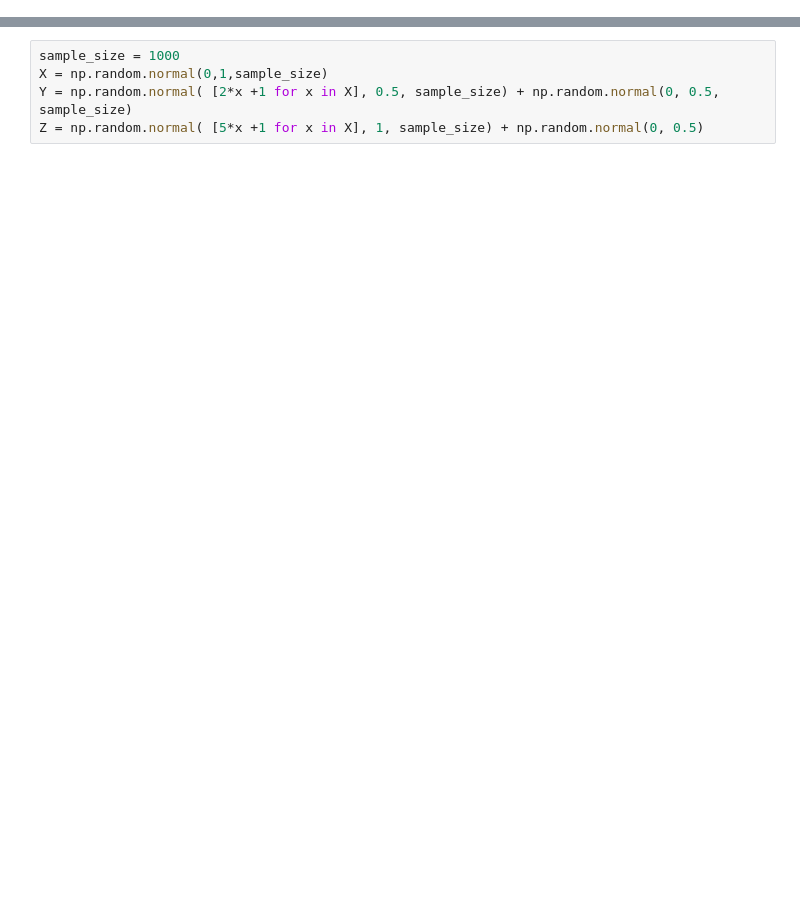
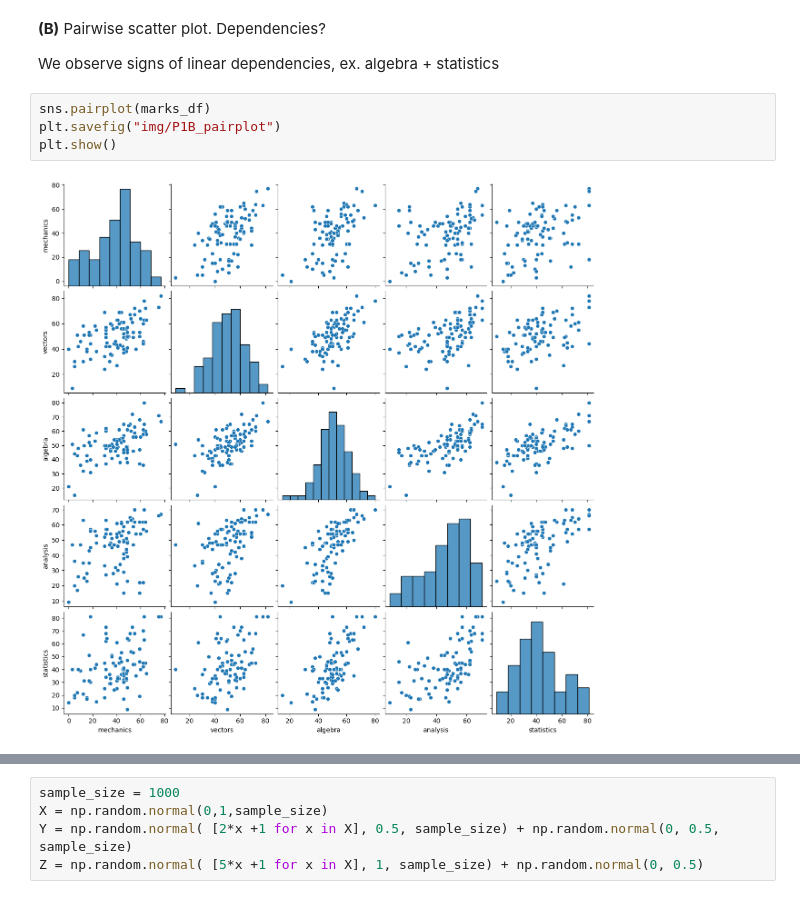
Before and after one commit to gr3ss0/ComplexSystems, a Jupyter notebook: ass2/Ass2_notebook.ipynb, the cells around one changed output, grey strips where cells are left out. Cells and saved outputs as stored; diff of their text form; blank space fills up the shorter version.

```diff
--- a/ass2/Ass2_notebook.ipynb
+++ b/ass2/Ass2_notebook.ipynb
@@ -10,0 +38,10 @@ done
+# %% [markdown]
+**(B)** Pairwise scatter plot. Dependencies?
+
+We observe signs of linear dependencies, ex. algebra + statistics
+# %%
+sns.pairplot(marks_df)
+plt.savefig("img/P1B_pairplot")
+plt.show()
+# %% [output]
+[figure, added]
```
Also changed, not shown: parts of 35 cells of this notebook, 7 other files.
